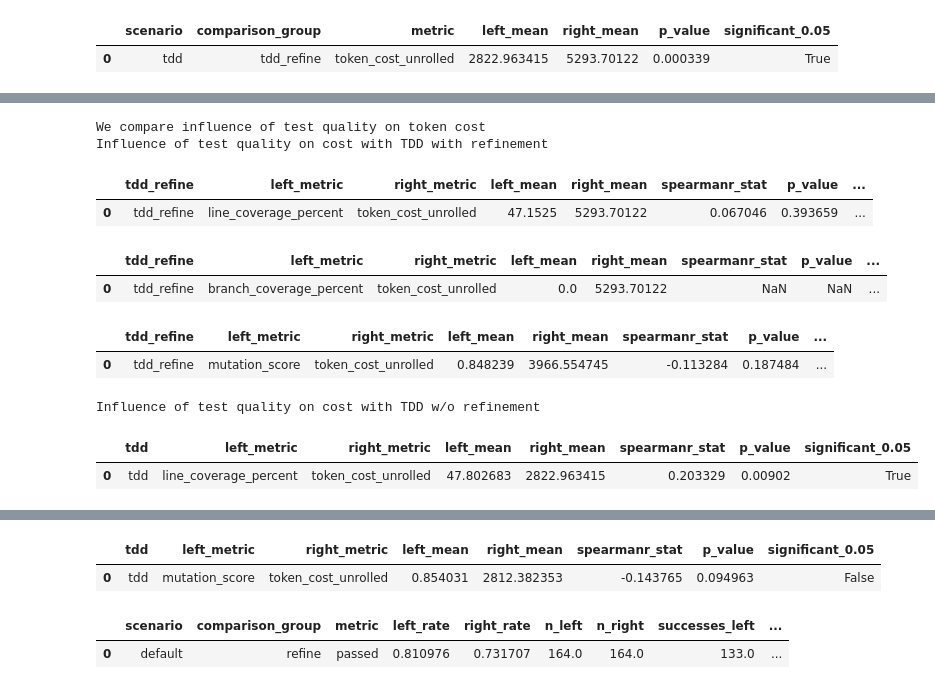
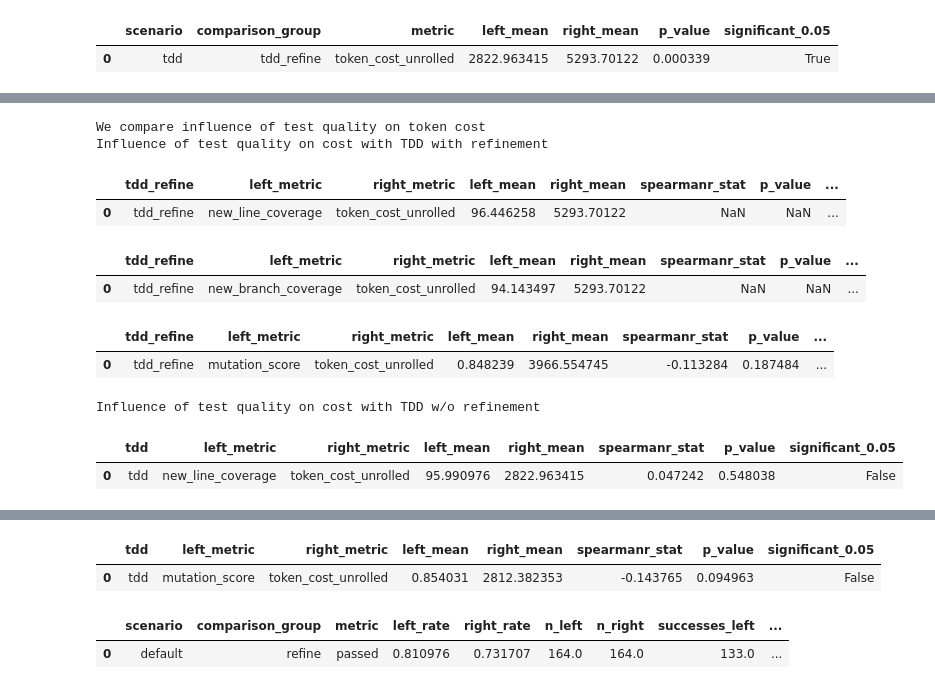
Before and after one commit to michal1010/TDLite, a Jupyter notebook: data_analysis/data_analysis.ipynb, the cells around one changed output, grey strips where cells are left out. Saved outputs shown, nothing was run; the diff lists cells and outputs as text; code cells hidden in the pictures.

```diff
--- a/data_analysis/data_analysis.ipynb
+++ b/data_analysis/data_analysis.ipynb
@@ -266,25 +262,25 @@ Influence of test quality on pass rate for TDD w/o refinement
 # %%
 print("We compare influence of test quality on token cost")
 
 print("Influence of test quality on cost with TDD with refinement")
-display(compare_metric_spearman_rho(df_test_quality, "tdd_refine", "line_coverage_percent", "token_cost_unrolled"))
-display(compare_metric_spearman_rho(df_test_quality, "tdd_refine", "branch_coverage_percent", "token_cost_unrolled"))
+display(compare_metric_spearman_rho(df_test_quality, "tdd_refine", "new_line_coverage", "token_cost_unrolled"))
+display(compare_metric_spearman_rho(df_test_quality, "tdd_refine", "new_branch_coverage", "token_cost_unrolled"))
 display(compare_metric_spearman_rho(df_test_quality, "tdd_refine", "mutation_score", "token_cost_unrolled", drop_negative=True))
 
 print("Influence of test quality on cost with TDD w/o refinement")
-display(compare_metric_spearman_rho(df_test_quality, "tdd", "line_coverage_percent", "token_cost_unrolled"))
-display(compare_metric_spearman_rho(df_test_quality, "tdd", "branch_coverage_percent", "token_cost_unrolled"))
+display(compare_metric_spearman_rho(df_test_quality, "tdd", "new_line_coverage", "token_cost_unrolled"))
+display(compare_metric_spearman_rho(df_test_quality, "tdd", "new_branch_coverage", "token_cost_unrolled"))
 display(compare_metric_spearman_rho(df_test_quality, "tdd", "mutation_score", "token_cost_unrolled", drop_negative=True))
 # %% [output]
 We compare influence of test quality on token cost
 Influence of test quality on cost with TDD with refinement
 |  | tdd_refine | left_metric | right_metric | left_mean | right_mean | spearmanr_stat | p_value | ... |
-| 0 | tdd_refine | line_coverage_percent | token_cost_unrolled | 47.1525 | 5293.70122 | 0.067046 | 0.393659 | ... |
+| 0 | tdd_refine | new_line_coverage | token_cost_unrolled | 96.446258 | 5293.70122 | NaN | NaN | ... |
 |  | tdd_refine | left_metric | right_metric | left_mean | right_mean | spearmanr_stat | p_value | ... |
-| 0 | tdd_refine | branch_coverage_percent | token_cost_unrolled | 0.0 | 5293.70122 | NaN | NaN | ... |
+| 0 | tdd_refine | new_branch_coverage | token_cost_unrolled | 94.143497 | 5293.70122 | NaN | NaN | ... |
 |  | tdd_refine | left_metric | right_metric | left_mean | right_mean | spearmanr_stat | p_value | ... |
 | 0 | tdd_refine | mutation_score | token_cost_unrolled | 0.848239 | 3966.554745 | -0.113284 | 0.187484 | ... |
 Influence of test quality on cost with TDD w/o refinement
 |  | tdd | left_metric | right_metric | left_mean | right_mean | spearmanr_stat | p_value | significant_0.05 |
-| 0 | tdd | line_coverage_percent | token_cost_unrolled | 47.802683 | 2822.963415 | 0.203329 | 0.00902 | True |
+| 0 | tdd | new_line_coverage | token_cost_unrolled | 95.990976 | 2822.963415 | 0.047242 | 0.548038 | False |
 |  | tdd | left_metric | right_metric | left_mean | right_mean | spearmanr_stat | p_value | significant_0.05 |
```
Also changed, not shown: parts of 4 cells of this notebook, 15 other files.
